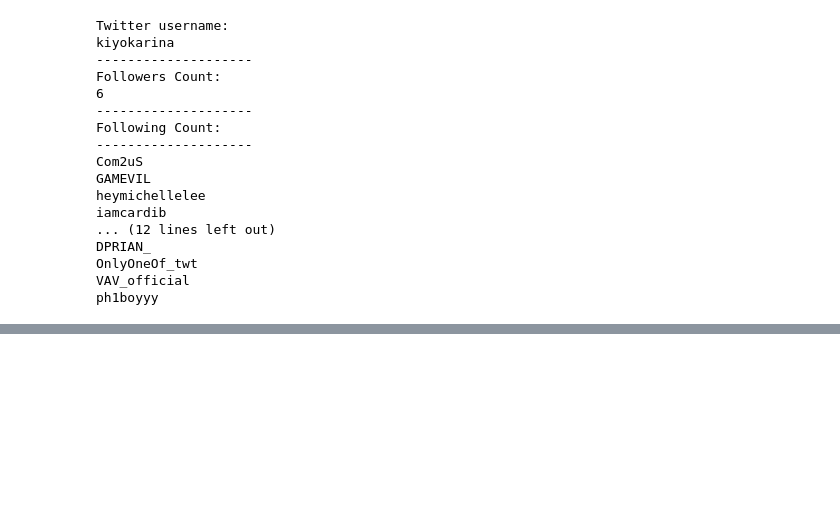
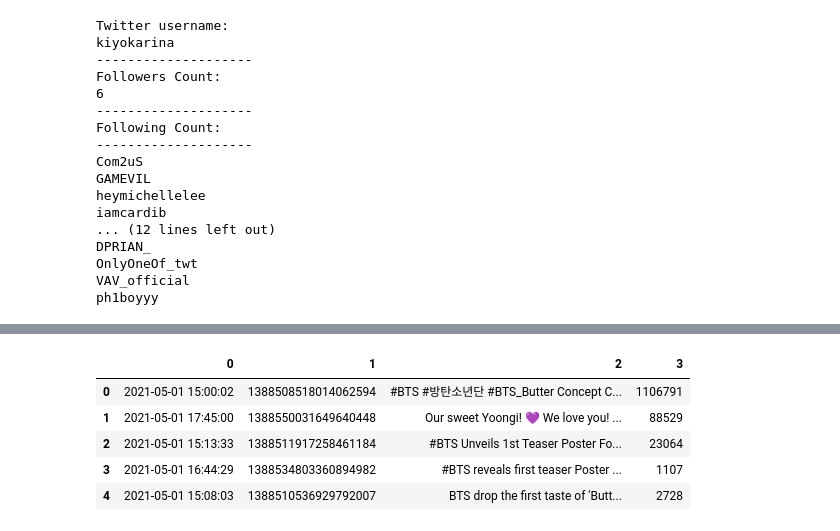
Before and after one commit to erikayi/twittwit, a Jupyter notebook: twitter_trends.ipynb, the cells around one changed output, grey strips where cells are left out. Drawn from its saved outputs; the diff is of its cells as text; code cells hidden in the pictures; blank space fills up the shorter version.

```diff
--- a/twitter_trends.ipynb
+++ b/twitter_trends.ipynb
@@ -77,0 +177,24 @@ ph1boyyy
+# %%
+try:
+ # Creation of query method using parameters
+ bts_tweets = tweepy.Cursor(api.search,q='bts butter',result_type='popular').items(150)
+
+ # Pulling information from tweets iterable object
+ bts_tweets_list = [[bts_tweet.created_at, bts_tweet.id, bts_tweet.text, bts_tweet.favorite_count] for bts_tweet in bts_tweets]
+
+ # Creation of dataframe from tweets list
+ # Add or remove columns as you remove tweet information
+ bts_tweets_df = pd.DataFrame(bts_tweets_list)
+
+except BaseException as e:
+    print('failed to load,',str(e))
+    time.sleep(3)
+# %%
+bts_tweets_df.head()
+# %% [output]
+|  | 0 | 1 | 2 | 3 |
+| 0 | 2021-05-01 15:00:02 | 1388508518014062594 | #BTS #방탄소년단 #BTS_Butter Concept C... | 1106791 |
+| 1 | 2021-05-01 17:45:00 | 1388550031649640448 | Our sweet Yoongi! 💜 We love you! ... | 88529 |
+| 2 | 2021-05-01 15:13:33 | 1388511917258461184 | #BTS Unveils 1st Teaser Poster Fo... | 23064 |
+| 3 | 2021-05-01 16:44:29 | 1388534803360894982 | #BTS reveals first teaser Poster ... | 1107 |
+| 4 | 2021-05-01 15:08:03 | 1388510536929792007 | BTS drop the first taste of 'Butt... | 2728 |
```
Also changed, not shown: parts of 21 cells of this notebook, 1 other file.
